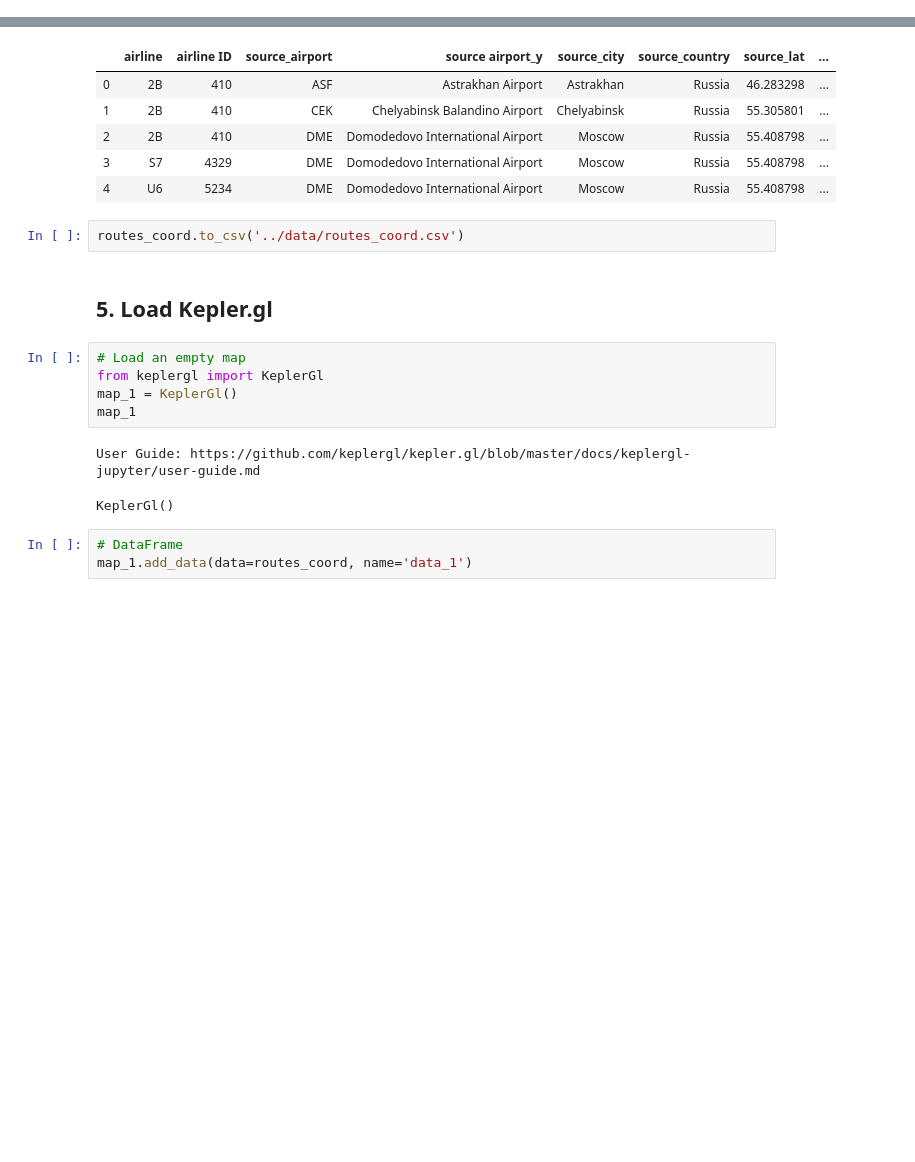
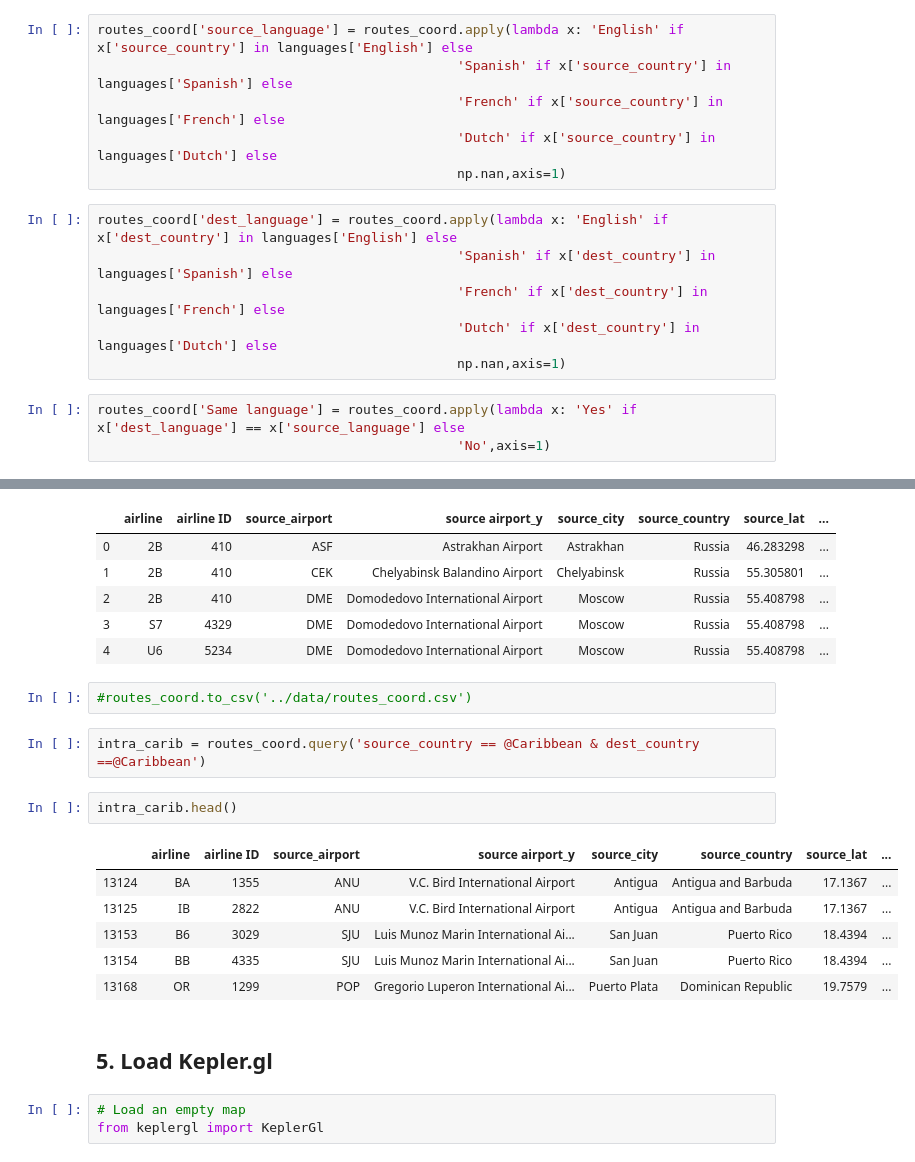
Before and after one commit to jsleslie/Airlines_visualization, a Jupyter notebook: src/KeplerGL.ipynb, the cells around one changed output, grey strips where cells are left out. Saved outputs shown, nothing was run; the diff lists cells and outputs as text; blank space fills up the shorter version.

```diff
--- a/src/KeplerGL.ipynb
+++ b/src/KeplerGL.ipynb
@@ -127,3 +135,18 @@ Caribbean = ['Anguilla',
+# %%
+routes_coord['source_language'] = routes_coord.apply(lambda x: 'English' if x['source_country'] in languages['English'] else
+                                              'Spanish' if x['source_country'] in languages['Spanish'] else
+                                              'French' if x['source_country'] in languages['French'] else
+                                              'Dutch' if x['source_country'] in languages['Dutch'] else
+                                              np.nan,axis=1)
+# %%
+routes_coord['dest_language'] = routes_coord.apply(lambda x: 'English' if x['dest_country'] in languages['English'] else
+                                              'Spanish' if x['dest_country'] in languages['Spanish'] else
+                                              'French' if x['dest_country'] in languages['French'] else
+                                              'Dutch' if x['dest_country'] in languages['Dutch'] else
+                                              np.nan,axis=1)
+# %%
+routes_coord['Same language'] = routes_coord.apply(lambda x: 'Yes' if x['dest_language'] == x['source_language'] else
+                                              'No',axis=1)
 # %%
 routes_coord['Caribbean_orig'] = routes_coord.apply(lambda x: 1 if x['source_country'] in Caribbean else 0, axis=1)
 # %%
@@ -138,19 +161,22 @@ routes_coord.head()
 | 3 | S7 | 4329 | DME | Domodedovo International Airport | Moscow | Russia | 55.408798 | ... |
 | 4 | U6 | 5234 | DME | Domodedovo International Airport | Moscow | Russia | 55.408798 | ... |
 # %%
-routes_coord.to_csv('../data/routes_coord.csv')
+#routes_coord.to_csv('../data/routes_coord.csv')
+# %%
+intra_carib = routes_coord.query('source_country == @Caribbean & dest_country ==@Caribbean')
+# %%
+intra_carib.head()
+# %% [output]
+|  | airline | airline ID | source_airport | source airport_y | source_city | source_country | source_lat | ... |
+| 13124 | BA | 1355 | ANU | V.C. Bird International Airport | Antigua | Antigua and Barbuda | 17.1367 | ... |
+| 13125 | IB | 2822 | ANU | V.C. Bird International Airport | Antigua | Antigua and Barbuda | 17.1367 | ... |
+| 13153 | B6 | 3029 | SJU | Luis Munoz Marin International Ai... | San Juan | Puerto Rico | 18.4394 | ... |
+| 13154 | BB | 4335 | SJU | Luis Munoz Marin International Ai... | San Juan | Puerto Rico | 18.4394 | ... |
+| 13168 | OR | 1299 | POP | Gregorio Luperon International Ai... | Puerto Plata | Dominican Republic | 19.7579 | ... |
 # %% [markdown]
 ## 5. Load Kepler.gl
 # %%
 # Load an empty map
 from keplergl import KeplerGl
-map_1 = KeplerGl()
-map_1
-# %% [output]
-User Guide: https://github.com/keplergl/kepler.gl/blob/master/docs/keplergl-jupyter/user-guide.md
-KeplerGl()
-# %%
-# DataFrame
-map_1.add_data(data=routes_coord, name='data_1')
 # %%
 config1 = {'version': 'v1',
```
Also changed, not shown: parts of 3 cells of this notebook.
